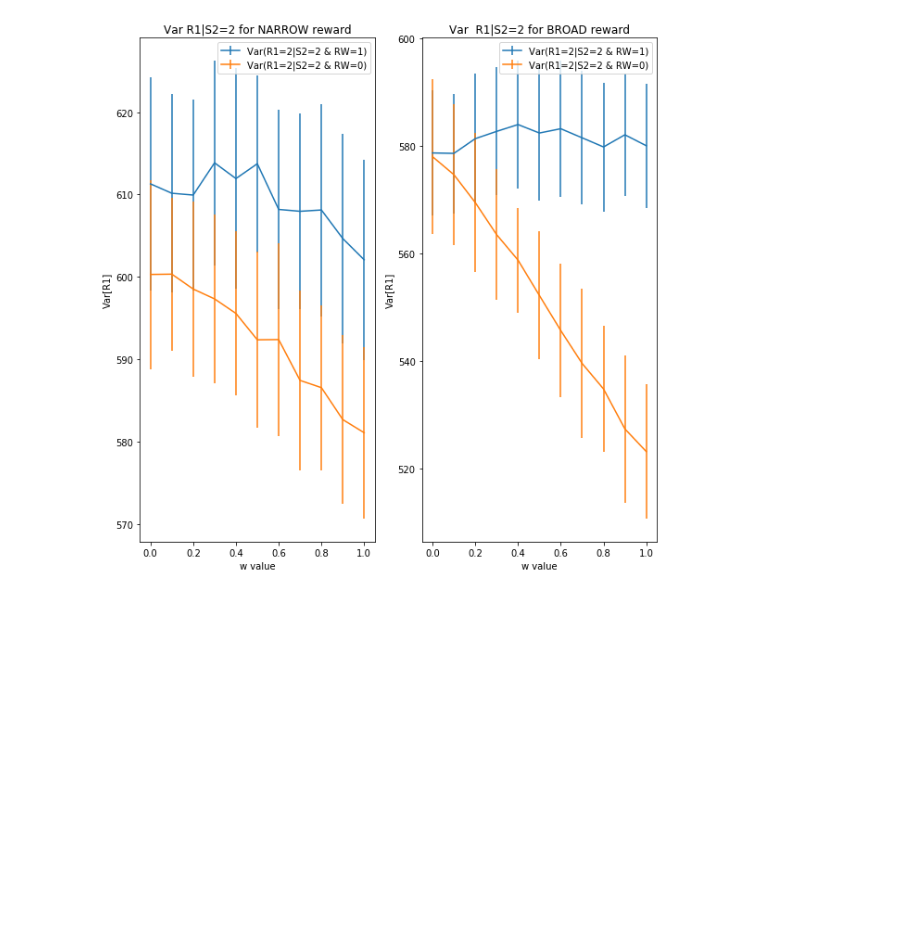
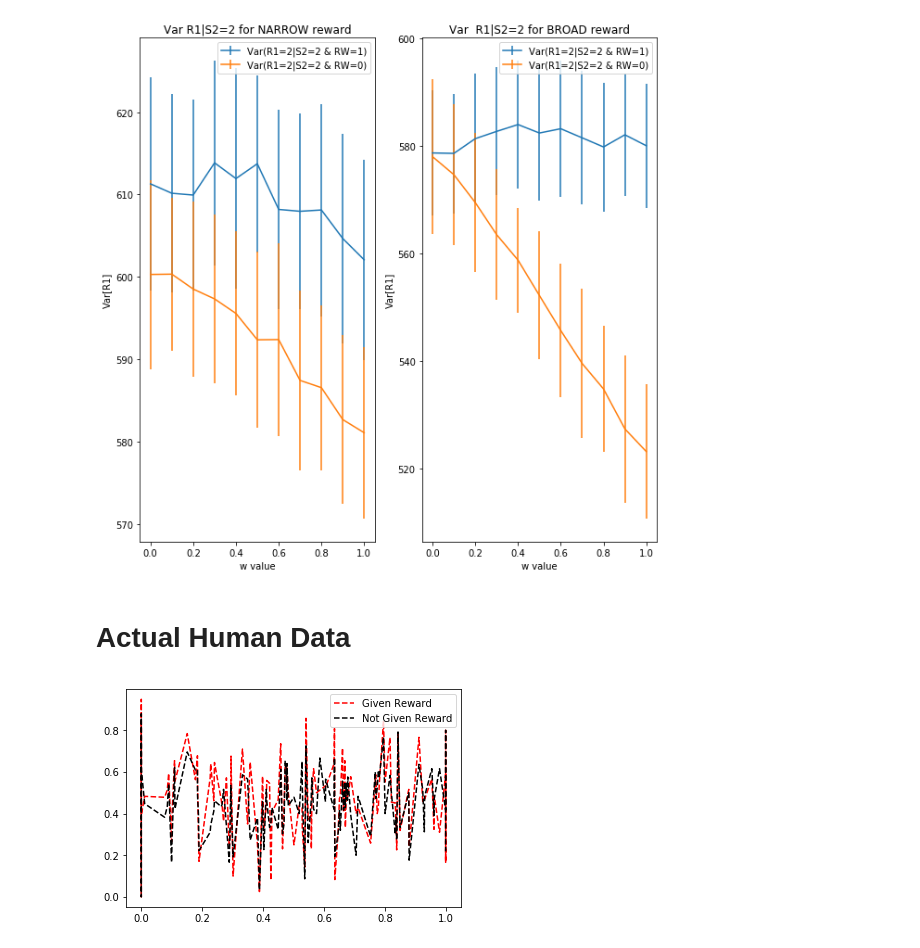
Before and after one commit to alsfilip/Empirical_Information_Bottleneck, a Jupyter notebook: Choice Variability.ipynb, the cells around one changed output. Saved outputs shown, nothing was run; the diff lists cells and outputs as text; code cells hidden in the pictures; blank space fills up the shorter version.

Commit message:
added human data to choice variability for daw task

```diff
--- a/Choice Variability.ipynb
+++ b/Choice Variability.ipynb
@@ -104,3 +102,5 @@ plt.subplot(1,2,2)
 plot_vars(broad_var, True)
 # %% [output]
 [figure]
+# %% [markdown]
+# Actual Human Data
@@ -106,0 +124,42 @@ plot_vars(broad_var, True)
+# %%
+def human_var(data_dict):
+    w_to_probs= {}
+    w_to_vars= {}
+
+    for w in data_dict:
+
+        R1 = data_dict[w]['R1']
+        S2 = data_dict[w]['S2']
+        RW = data_dict[w]['Rw']
+
+        R1_offset = R1[1:]
+        S2_offset = S2[:-1]
+        RW_offset = RW[:-1]
+
+        # given reward
+        R1_masked = R1_offset[(S2_offset==2) & (RW_offset==1)]
+        prob_r1_rew = np.sum(R1_masked==2)/len(R1_masked)
+
+        var_r1_rew = prob_r1_rew*len(R1_masked)*(1.0-prob_r1_rew)
+
+        # not given reward
+        R1_masked = R1_offset[(S2_offset==2) & (RW_offset==0)]
+        prob_r1_no_rew = np.sum(R1_masked==2)/len(R1_masked)
+
+        var_r1_no_rew = prob_r1_no_rew*len(R1_masked)*(1.0-prob_r1_no_rew)
+
+        w_to_probs[w] = (prob_r1_rew, prob_r1_no_rew)
+        w_to_vars[w] = (var_r1_rew, var_r1_no_rew)
+
+    return (w_to_probs, w_to_vars)
+# %%
+human_probs, human_vars = human_var(human_dict)
+# %%
+plt.figure()
+sorted_keys = sorted(human_probs.keys())
+plt.plot(sorted_keys, [human_probs[key][0] for key in sorted_keys], 'r--', label='Given Reward')
+plt.plot(sorted_keys, [human_probs[key][1] for key in sorted_keys], 'k--', label='Not Given Reward')
+plt.legend()
+plt.show()
+# %% [output]
+[figure, added]
```
Also changed, not shown: parts of 3 cells of this notebook, 4 other files.
